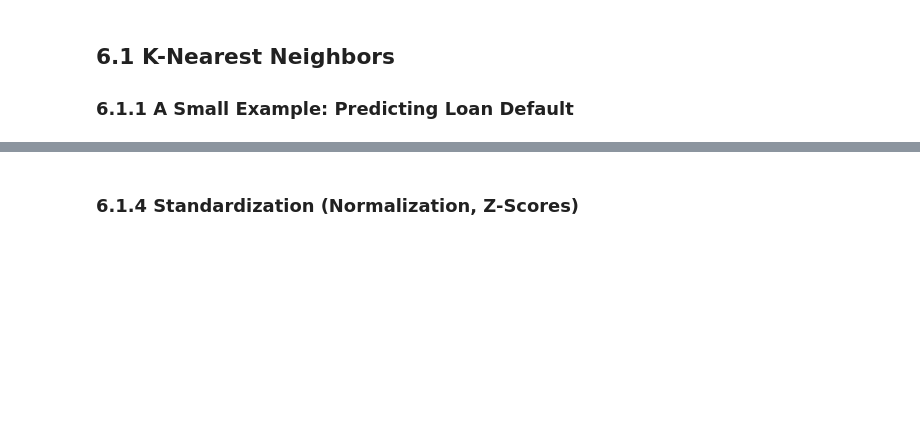
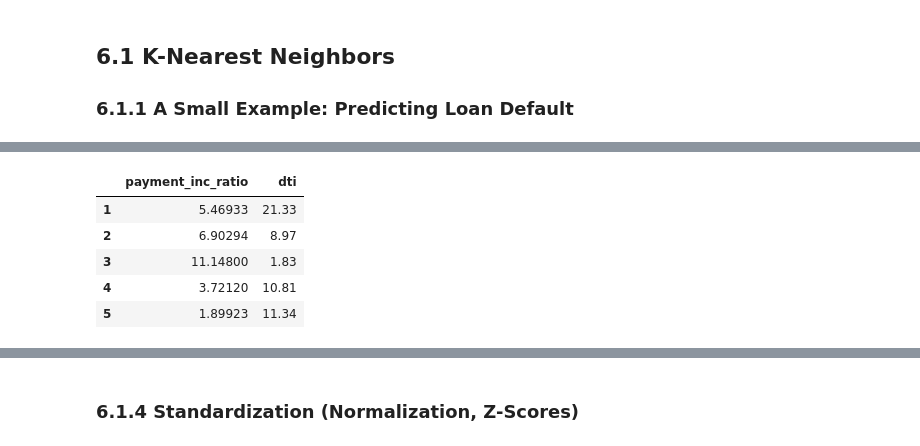
Before and after one commit to young-hwanlee/my-practical-statistics-for-data-scientists, a Jupyter notebook: Chapter_6_Statistical_Machine_Learning.ipynb, the cells around one changed output, grey strips where cells are left out. Saved outputs shown, nothing was run; the diff lists cells and outputs as text; code cells hidden in the pictures; blank space fills up the shorter version.

```diff
--- a/Chapter_6_Statistical_Machine_Learning.ipynb
+++ b/Chapter_6_Statistical_Machine_Learning.ipynb
@@ -81,0 +99,9 @@ print(knn.predict_proba(newloan))
+# %%
+X.head()
+# %% [output]
+|  | payment_inc_ratio | dti |
+| 1 | 5.46933 | 21.33 |
+| 2 | 6.90294 | 8.97 |
+| 3 | 11.14800 | 1.83 |
+| 4 | 3.72120 | 10.81 |
+| 5 | 1.89923 | 11.34 |
```
Also changed, not shown: parts of 13 cells of this notebook.
